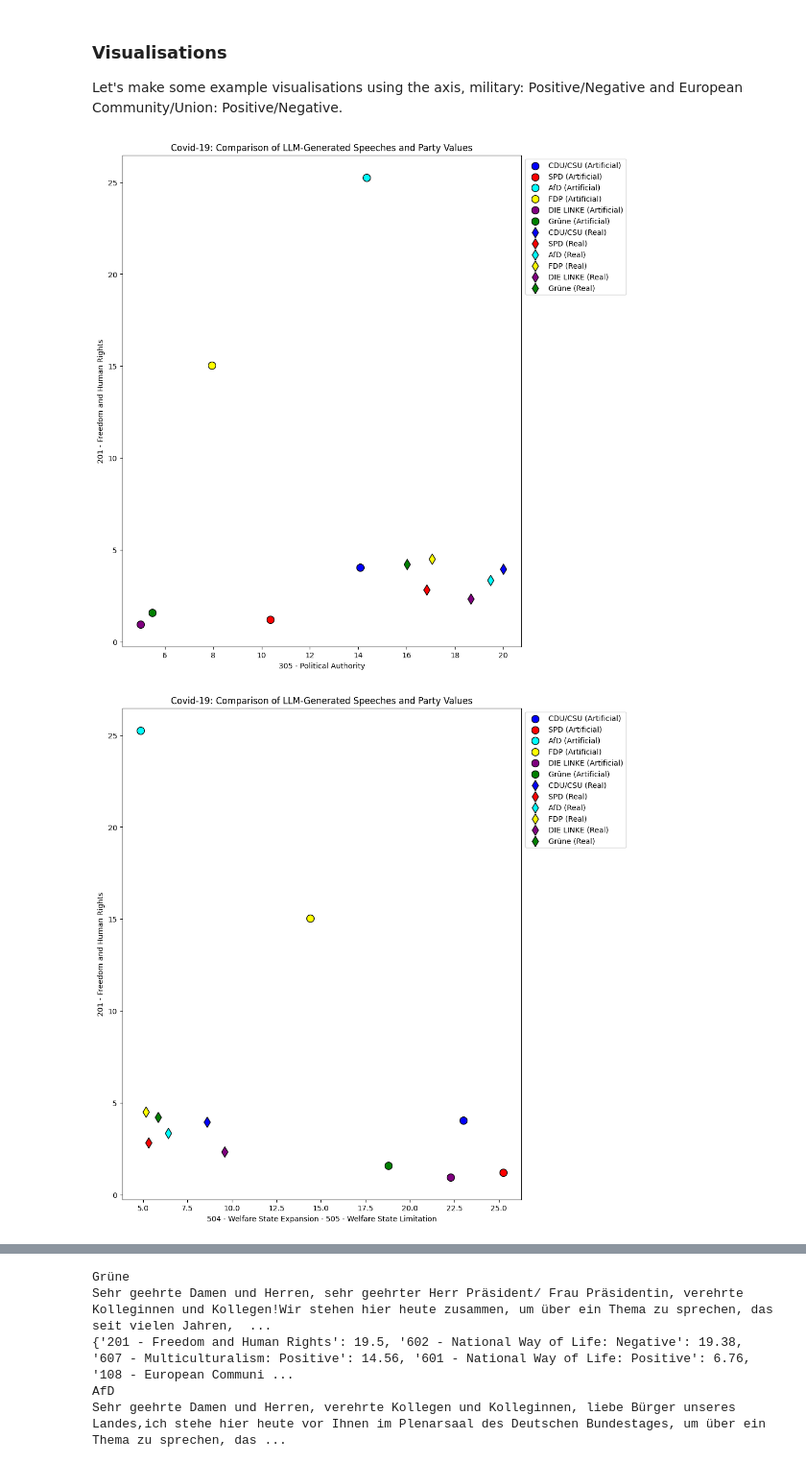
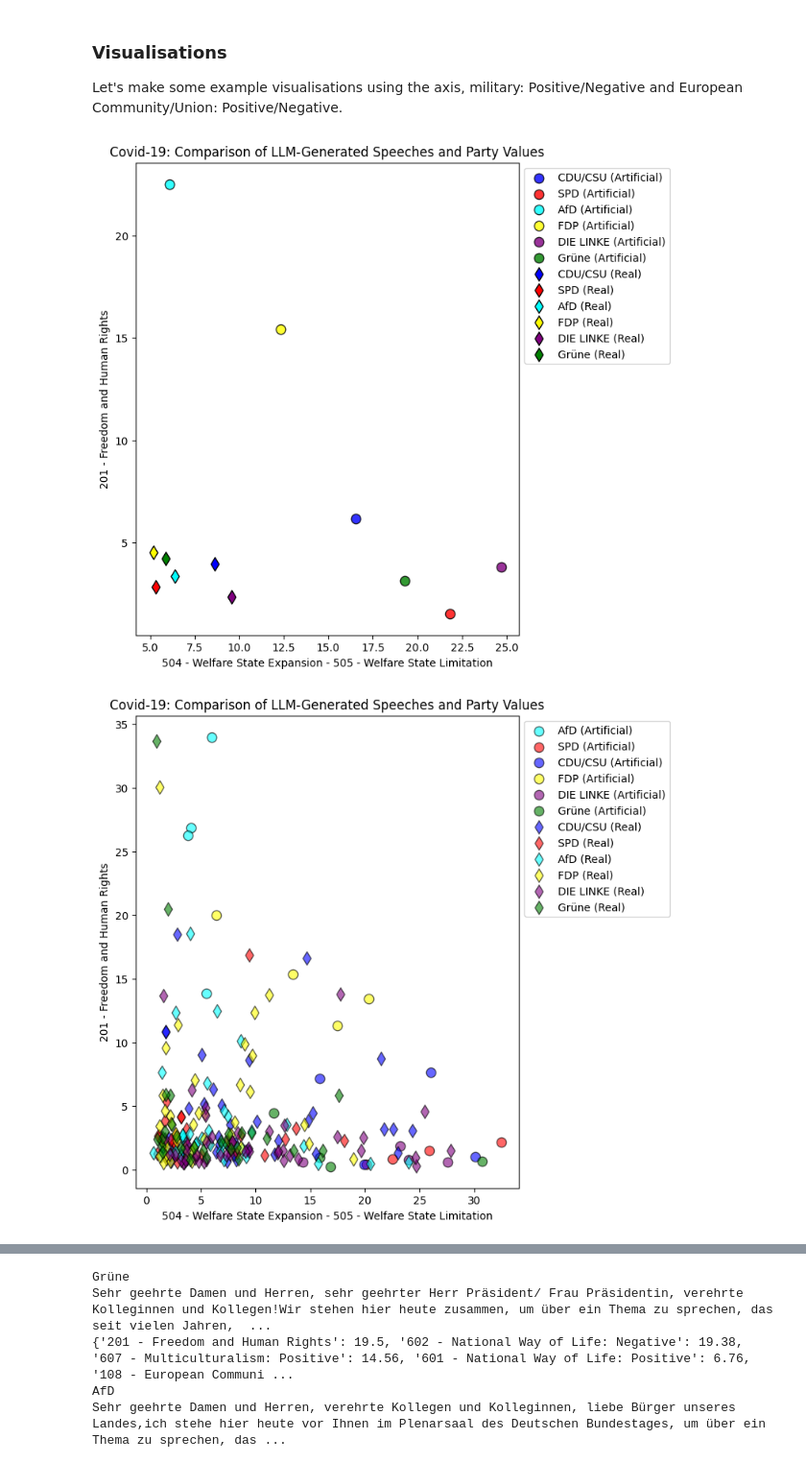
Before and after one commit to EliasHepp/Politricks, a Jupyter notebook: code/safety_sillm_topic_modelling_manifestoberta.ipynb, the cells around one changed output, grey strips where cells are left out. Shown at 96% size. Saved outputs shown, nothing was run; the diff lists cells and outputs as text; code cells hidden in the pictures.

```diff
--- a/code/safety_sillm_topic_modelling_manifestoberta.ipynb
+++ b/code/safety_sillm_topic_modelling_manifestoberta.ipynb
@@ -349,7 +368,7 @@ def plot_dimension_comparison(llm_speeches, df_speeches, topic_of_interest, dims
             dim2_values = [speech[dimensions[1]] for speech in speeches if dimensions[1] in speech]
             return np.mean(dim1_values) - np.mean(dim2_values)
 
-    plt.figure(figsize=(12, 12))
+    plt.figure(figsize=(8, 8))
 
     if show_party_averages: # Plot party averages
         for party, color in party_colors.items():
@@ -361,7 +380,7 @@ def plot_dimension_comparison(llm_speeches, df_speeches, topic_of_interest, dims
                     x_values.append(calculate_value(speeches, dims_x))
                     y_values.append(calculate_value(speeches, dims_y))
             if x_values and y_values:  # If there are values to plot
-                plt.scatter(np.mean(x_values), np.mean(y_values), color=color, edgecolor='k', marker='o', s=100, label=f"{party} (Artificial)")
+                plt.scatter(np.mean(x_values), np.mean(y_values), color=color, edgecolor='k', marker='o', s=80, alpha = 0.8, label=f"{party} (Artificial)")
 
         for party, color in party_colors.items():
             df_filtered = df_speeches[df_speeches['abbreviation'] == party]
@@ -369,13 +388,13 @@ def plot_dimension_comparison(llm_speeches, df_speeches, topic_of_interest, dims
                 speeches = df_filtered.to_dict('records')
                 avg_x = calculate_value(speeches, dims_x)
                 avg_y = calculate_value(speeches, dims_y)
-                plt.scatter(avg_x, avg_y, color=color, edgecolor='k', marker='d', s=100, label=f"{party} (Real)")
+                plt.scatter(avg_x, avg_y, color=color, edgecolor='k', marker='d', s=80,   label=f"{party} (Real)")
     else: # Plot all individual values
         for d in llm_speeches:
             speeches = d['manifestoberta_output'][topic_of_interest]
             x_values = [calculate_value([speech], dims_x) for speech in speeches if all(dim in speech for dim in dims_x)]
             y_values = [calculate_value([speech], dims_y) for speech in speeches if all(dim in speech for dim in dims_y)]
-            plt.scatter(x_values, y_values, color=party_colors.get(d['party'], 'black'), label=f"{d['party']} (Artificial)")
+            plt.scatter(x_values, y_values, color=party_colors.get(d['party'], 'black'),alpha = 0.6, s= 80, edgecolors='k', label=f"{d['party']} (Artificial)")
 
         for party, color in party_colors.items():
             df_filtered = df_speeches[df_speeches['abbreviation'] == party]
@@ -383,7 +402,7 @@ def plot_dimension_comparison(llm_speeches, df_speeches, topic_of_interest, dims
                 speeches = df_filtered.to_dict('records')
                 x_values = [calculate_value([speech], dims_x) for speech in speeches if all(dim in speech for dim in dims_x)]
                 y_values = [calculate_value([speech], dims_y) for speech in speeches if all(dim in speech for dim in dims_y)]
-                plt.scatter(x_values, y_values, color=color, edgecolor='k', marker='d', s=100, label=f"{party} (Real)")
+                plt.scatter(x_values, y_values, color=color, edgecolor='k', marker='d', s=80, alpha = 0.6, label=f"{party} (Real)")
 
     plt.xlabel(' - '.join(dims_x)) # we join on a minus as we substract the values if we have multiple dimensions
     plt.ylabel(' - '.join(dims_y))
@@ -396,40 +415,46 @@ def plot_dimension_comparison(llm_speeches, df_speeches, topic_of_interest, dims
 # %%
 # Usage is described in function above
 # I decided to focus on the following dimensions
 # Covid:
-plot_dimension_comparison(llm_speeches=llm_speeches_party, df_speeches=covid_speeches,
+plot_dimension_comparison(llm_speeches=llm_speeches_pol_party, df_speeches=covid_speeches,
                           topic_of_interest='Covid-19',
-                          dims_x = ['305 - Political Authority'],
-                          dims_y=['201 - Freedom and Human Rights'],
+                          dims_x = topic_dimensions['Covid-19']['dims_x'],
+                          dims_y=topic_dimensions['Covid-19']['dims_y'],
                           show_party_averages=True)
 
 plot_dimension_comparison(llm_speeches=llm_speeches_party, df_speeches=covid_speeches,
                           topic_of_interest='Covid-19',
-                          dims_x = ['504 - Welfare State Expansion', '505 - Welfare State Limitation'],
-                          dims_y=['201 - Freedom and Human Rights'],
-                          show_party_averages=True)
+                          dims_x = topic_dimensions['Covid-19']['dims_x'],
+                          dims_y= topic_dimensions['Covid-19']['dims_y'],
+                          show_party_averages=False)
 
 
 # Ukraine War:
 plot_dimension_comparison(llm_speeches=llm_speeches_pol_party, df_speeches=ukraine_war_speeches,
                           topic_of_interest='Ukraine-Krieg',
-                          dims_x = ['104 - Military: Positive', '105 - Military: Negative'],
-                          dims_y=['108 - European Community/Union: Positive', '110 - European Community/Union: Negative'],
+                          dims_x =topic_dimensions['Ukraine-Krieg']['dims_x'],
+                          dims_y=topic_dimensions['Ukraine-Krieg']['dims_y'],
                             show_party_averages=False)
+
+plot_dimension_comparison(llm_speeches=llm_speeches_pol, df_speeches=ukraine_war_speeches,
+                          topic_of_interest='Ukraine-Krieg',
+                          dims_x =topic_dimensions['Ukraine-Krieg']['dims_x'],
+                          dims_y=topic_dimensions['Ukraine-Krieg']['dims_y'],
+                            show_party_averages=True)
 
 
 # Migration:
-plot_dimension_comparison(llm_speeches=llm_speeches_pol_party, df_speeches=migration_speeches,
+plot_dimension_comparison(llm_speeches=llm_speeches_pol, df_speeches=migration_speeches,
                           topic_of_interest='Migration',
-                          dims_x = ['607 - Multiculturalism: Positive', '608 - Multiculturalism: Negative'],
-                          dims_y=['705 - Underprivileged Minority Groups'],
-                           show_party_averages=False)
+                          dims_x = topic_dimensions['Migration']['dims_x'],
+                          dims_y=topic_dimensions['Migration']['dims_y'],
+                           show_party_averages=True)
 
 plot_dimension_comparison(llm_speeches=llm_speeches_pol_party, df_speeches=migration_speeches,
                           topic_of_interest='Migration',
-                          dims_x = ['607 - Multiculturalism: Positive', '608 - Multiculturalism: Negative'],
-                          dims_y=['601 - National Way of Life: Positive','602 - National Way of Life: Negative'],
+                          dims_x = topic_dimensions['Migration']['dims_x'],
+                          dims_y=topic_dimensions['Migration']['dims_y'],
                            show_party_averages=False)
 # %% [output]
-[figure, old version]
+[figure, new version]
-[figure, old version]
+[figure, new version]
```
Also changed, not shown: parts of 15 cells of this notebook, 2 other files.
